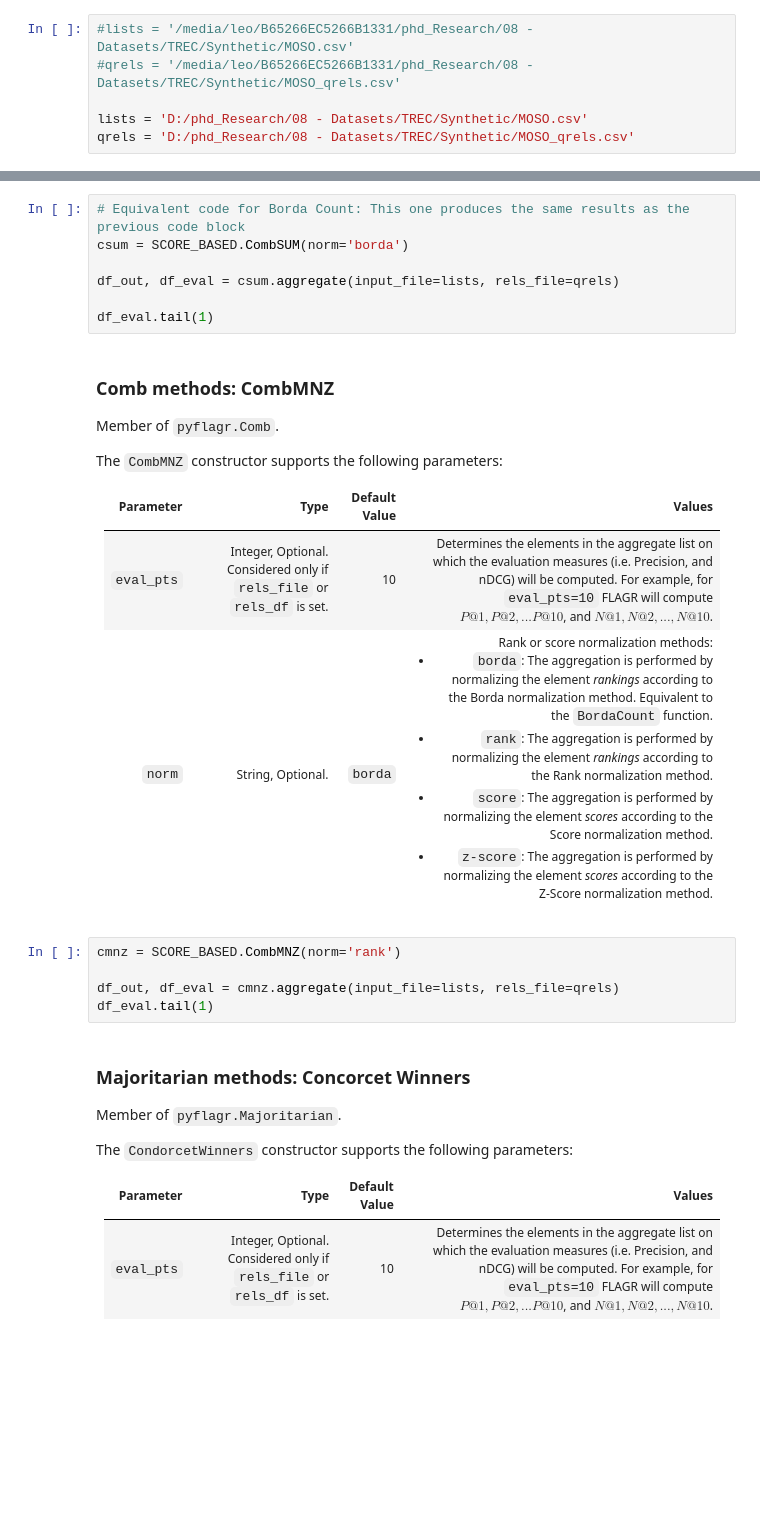
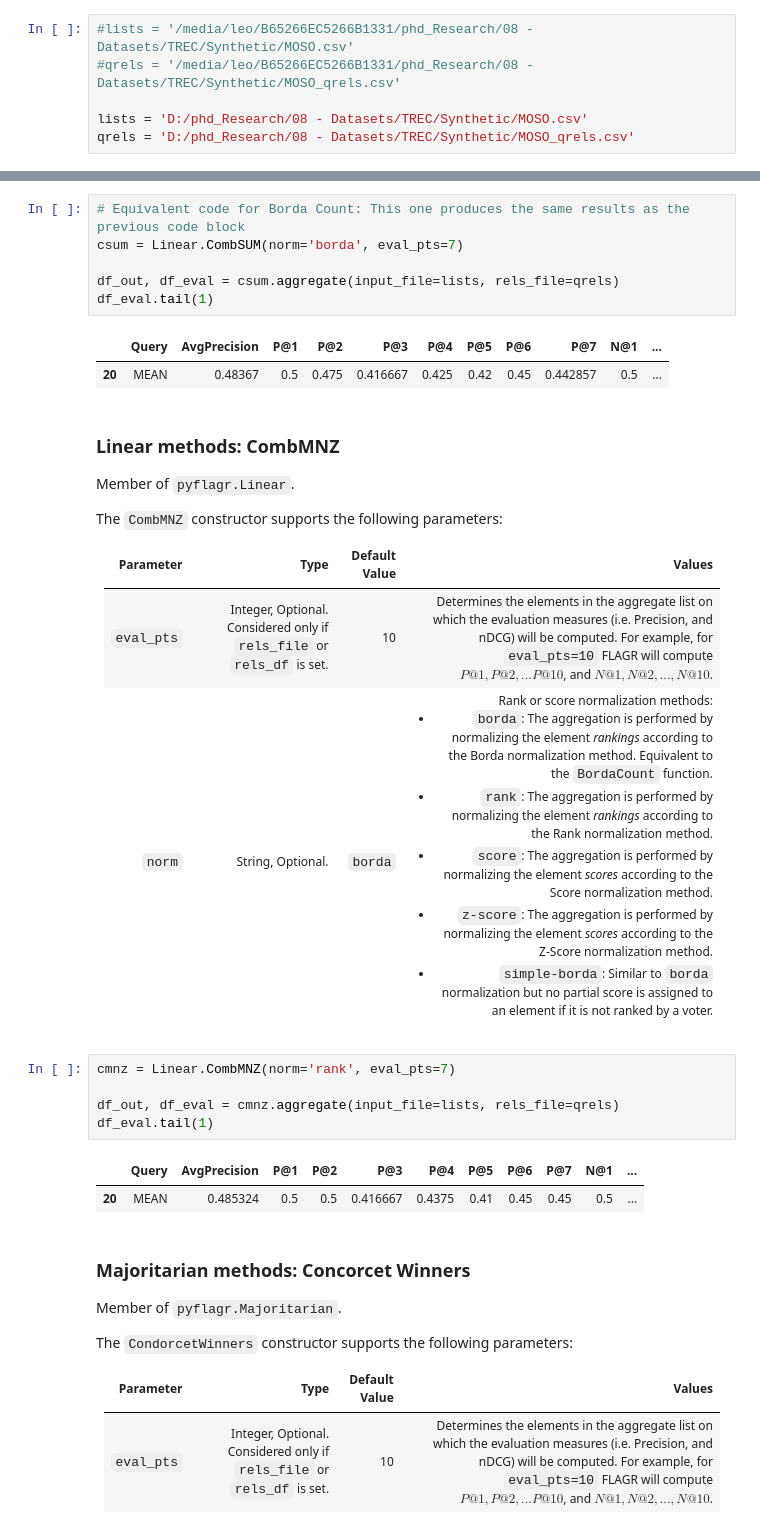
Before and after one commit to lakritidis/FLAGR, a Jupyter notebook: README.ipynb, the cells around one changed output, grey strips where cells are left out. Cells and saved outputs as stored; diff of their text form; blank space fills up the shorter version.

```diff
--- a/README.ipynb
+++ b/README.ipynb
@@ -162,14 +189,16 @@ df_eval.tail(1)
 # %%
 # Equivalent code for Borda Count: This one produces the same results as the previous code block
-csum = SCORE_BASED.CombSUM(norm='borda')
+csum = Linear.CombSUM(norm='borda', eval_pts=7)
 
 df_out, df_eval = csum.aggregate(input_file=lists, rels_file=qrels)
-
 df_eval.tail(1)
+# %% [output]
+|  | Query | AvgPrecision | P@1 | P@2 | P@3 | P@4 | P@5 | P@6 | P@7 | N@1 | ... |
+| 20 | MEAN | 0.48367 | 0.5 | 0.475 | 0.416667 | 0.425 | 0.42 | 0.45 | 0.442857 | 0.5 | ... |
 # %% [markdown]
-### Comb methods: CombMNZ
+### Linear methods: CombMNZ
 
-Member of `pyflagr.Comb`.
+Member of `pyflagr.Linear`.
 
 The `CombMNZ` constructor supports the following parameters:
 
@@ -177,12 +206,15 @@ The `CombMNZ` constructor supports the following parameters:
 | Parameter      | Type        | Default Value  | Values |
 | :------------- | :---------- | :--------------| :------|
 | `eval_pts` | Integer, Optional. Considered only if `rels_file` or `rels_df` is set. | 10 | Determines the elements in the aggregate list on which the evaluation measures (i.e. Precision, and nDCG) will be computed. For example, for `eval_pts=10` FLAGR will compute $P@1, P@2, ... P@10$, and $N@1, N@2, ..., N@10$. |
-| `norm` | String, Optional. | `borda` | Rank or score normalization methods:<ul><li>`borda`: The aggregation is performed by normalizing the element *rankings* according to the Borda normalization method. Equivalent to the `BordaCount` function.</li><li>`rank`: The aggregation is performed by normalizing the element *rankings* according to the Rank normalization method.</li><li>`score`: The aggregation is performed by normalizing the element *scores* according to the Score normalization method.</li><li>`z-score`: The aggregation is performed by normalizing the element *scores* according to the Z-Score normalization method.</li></ul> |
+| `norm` | String, Optional. | `borda` | Rank or score normalization methods:<ul><li>`borda`: The aggregation is performed by normalizing the element *rankings* according to the Borda normalization method. Equivalent to the `BordaCount` function.</li><li>`rank`: The aggregation is performed by normalizing the element *rankings* according to the Rank normalization method.</li><li>`score`: The aggregation is performed by normalizing the element *scores* according to the Score normalization method.</li><li>`z-score`: The aggregation is performed by normalizing the element *scores* according to the Z-Score normalization method.</li><li>`simple-borda`: Similar to `borda` normalization but no partial score is assigned to an element if it is not ranked by a voter.</li></ul> |
 # %%
-cmnz = SCORE_BASED.CombMNZ(norm='rank')
+cmnz = Linear.CombMNZ(norm='rank', eval_pts=7)
 
 df_out, df_eval = cmnz.aggregate(input_file=lists, rels_file=qrels)
 df_eval.tail(1)
+# %% [output]
+|  | Query | AvgPrecision | P@1 | P@2 | P@3 | P@4 | P@5 | P@6 | P@7 | N@1 | ... |
+| 20 | MEAN | 0.485324 | 0.5 | 0.5 | 0.416667 | 0.4375 | 0.41 | 0.45 | 0.45 | 0.5 | ... |
 # %% [markdown]
 ### Majoritarian methods: Concorcet Winners
 
```
Also changed, not shown: parts of 25 cells of this notebook, 4 other files.
